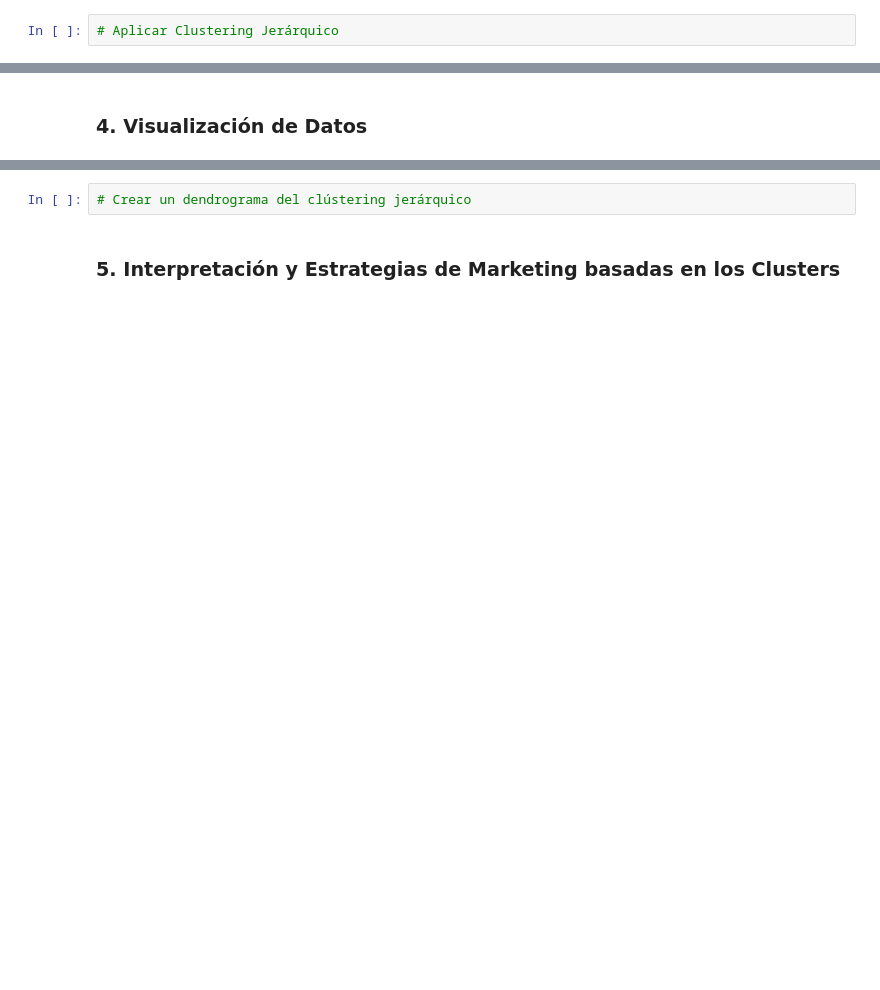
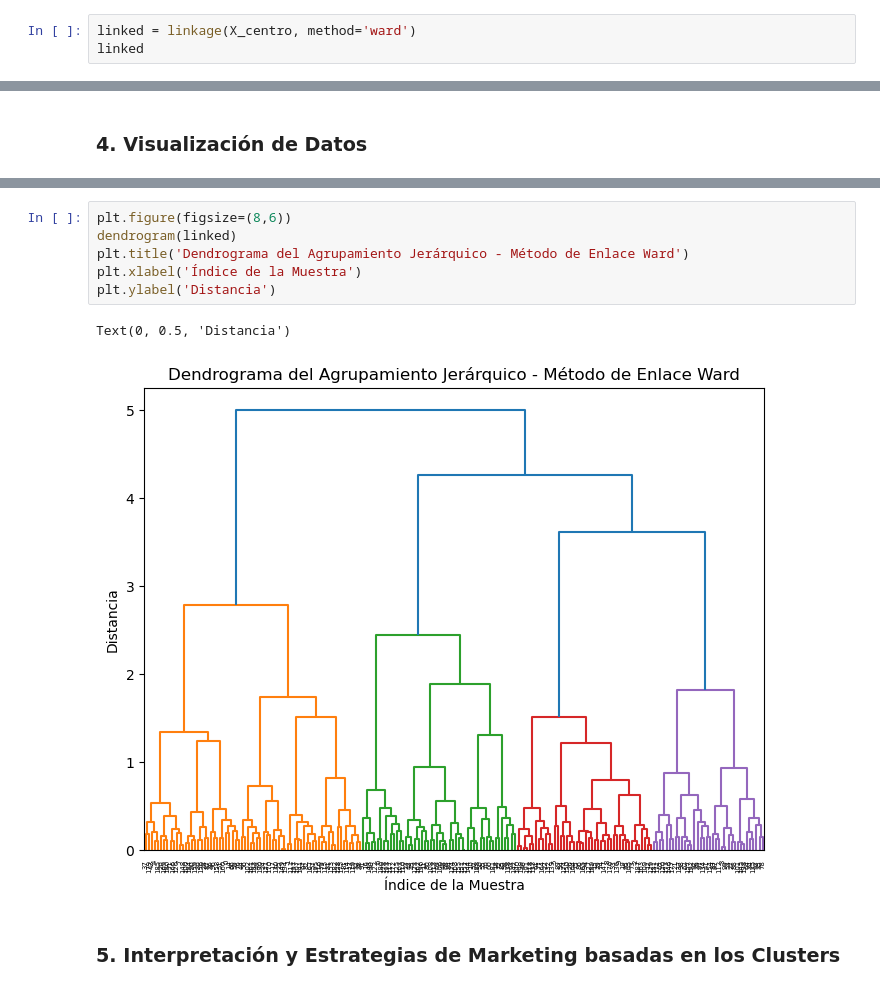
Before and after one commit to PabloPombo/Courses_DataScience_ML-DL-Simulink, a Jupyter notebook: Python-DS-ML_UDEMYCourse/Día12-MachineLearning-p2/Cuadernos para Prácticas/Proyecto del Día 12 - Análisis y Clasificación de Clientes.ipynb, the cells around one changed output, grey strips where cells are left out. Cells and saved outputs as stored; diff of their text form; blank space fills up the shorter version.

```diff
--- a/Python-DS-ML_UDEMYCourse/Día12-MachineLearning-p2/Cuadernos para Prácticas/Proyecto del Día 12 - Análisis y Clasificación de Clientes.ipynb
+++ b/Python-DS-ML_UDEMYCourse/Día12-MachineLearning-p2/Cuadernos para Prácticas/Proyecto del Día 12 - Análisis y Clasificación de Clientes.ipynb
@@ -67,2 +122,3 @@ from scipy.cluster.hierarchy import dendrogram, linkage
 # %%
-# Aplicar Clustering Jerárquico
+linked = linkage(X_centro, method='ward')
+linked
@@ -73,5 +151,12 @@ from scipy.cluster.hierarchy import dendrogram, linkage
 # %%
-# Crear un dendrograma del clústering jerárquico
+plt.figure(figsize=(8,6))
+dendrogram(linked)
+plt.title('Dendrograma del Agrupamiento Jerárquico - Método de Enlace Ward')
+plt.xlabel('Índice de la Muestra')
+plt.ylabel('Distancia')
+# %% [output]
+Text(0, 0.5, 'Distancia')
+[figure, added]
 # %% [markdown]
 ### 5. Interpretación y Estrategias de Marketing basadas en los Clusters
 # %%
```
Also changed, not shown: parts of 15 cells of this notebook.
